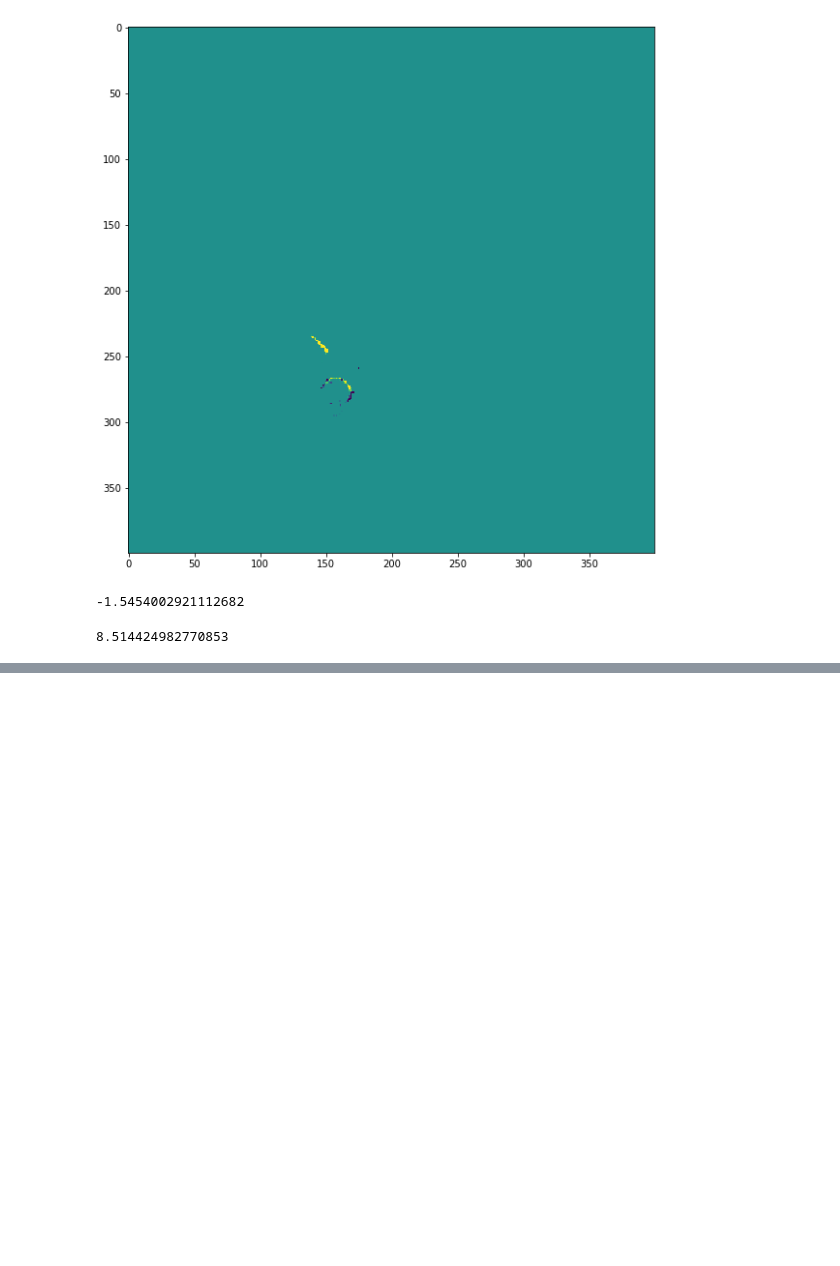
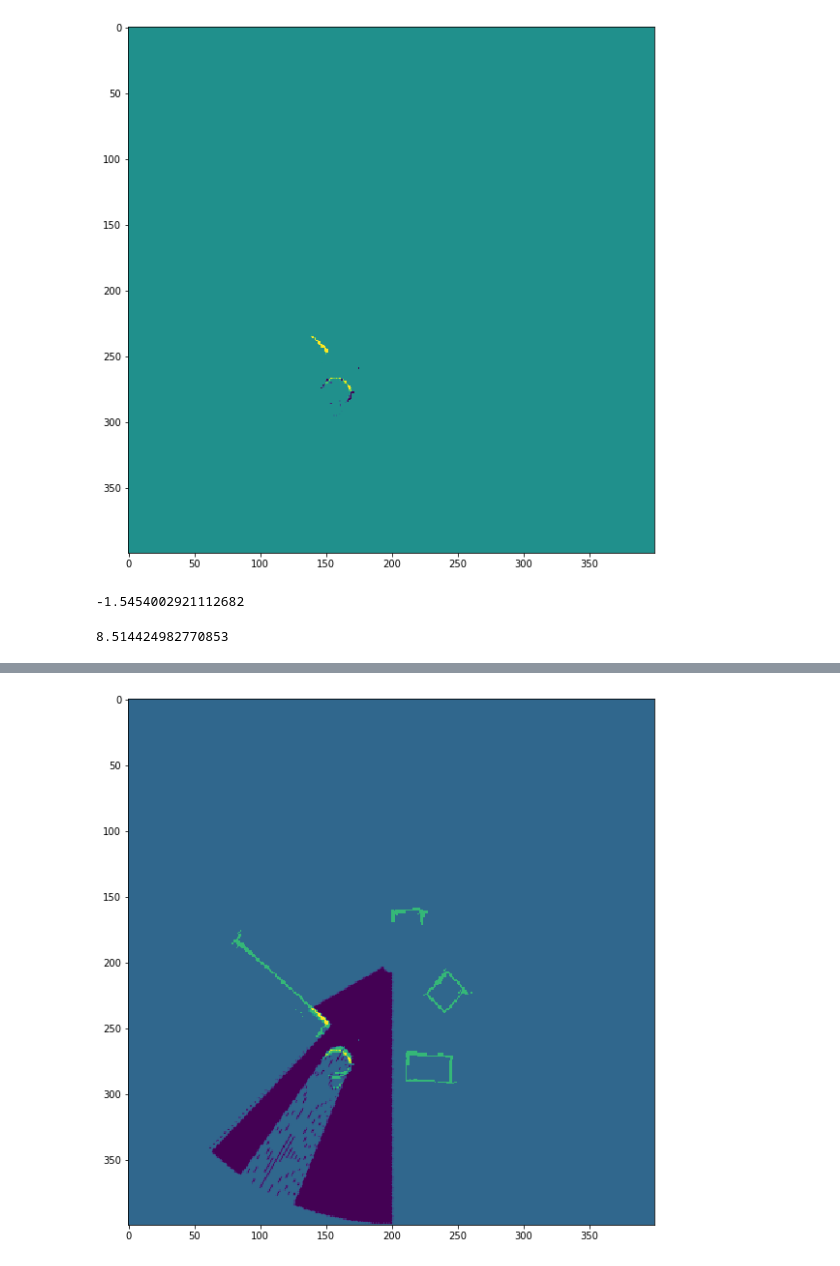
Before and after one commit to atilaromero/ros-explorer, a Jupyter notebook: trab2/src/LaserScan.ipynb, the cells around one changed output, grey strips where cells are left out. Cells and saved outputs as stored; diff of their text form; code cells hidden in the pictures; blank space fills up the shorter version.

```diff
--- a/trab2/src/LaserScan.ipynb
+++ b/trab2/src/LaserScan.ipynb
@@ -119,0 +118,3 @@ plt.hist(result,bins=100)
+# %%
+best = (85,160,240)
+bestresult = trypos(map3, laserscan, *best)
@@ -119,0 +189,4 @@ plt.hist(result,bins=100)
+# %%
+showboth(map3, laserscan, *best)
+# %% [output]
+[figure, added]
```
Also changed, not shown: parts of 13 cells of this notebook, 1 other file.
